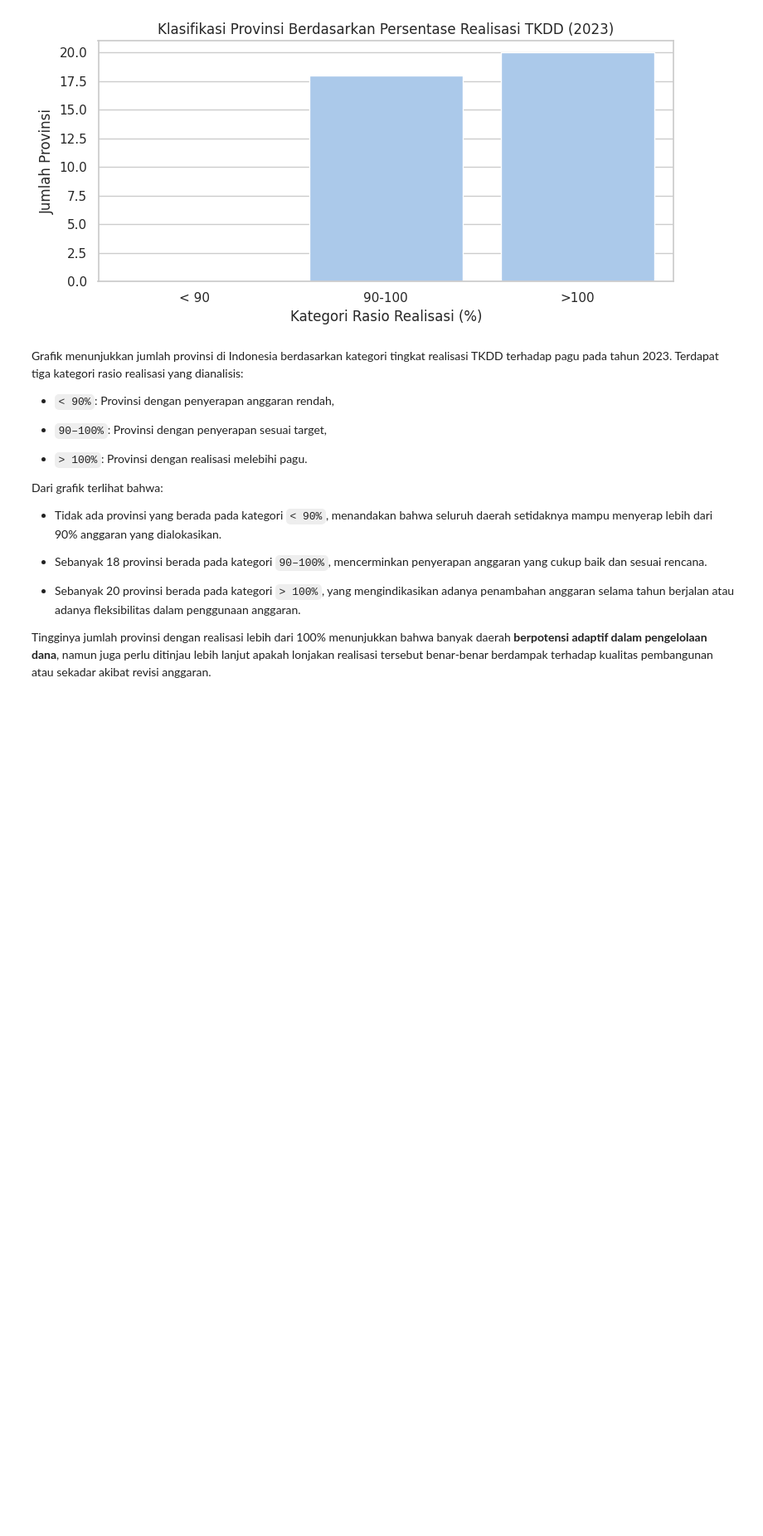
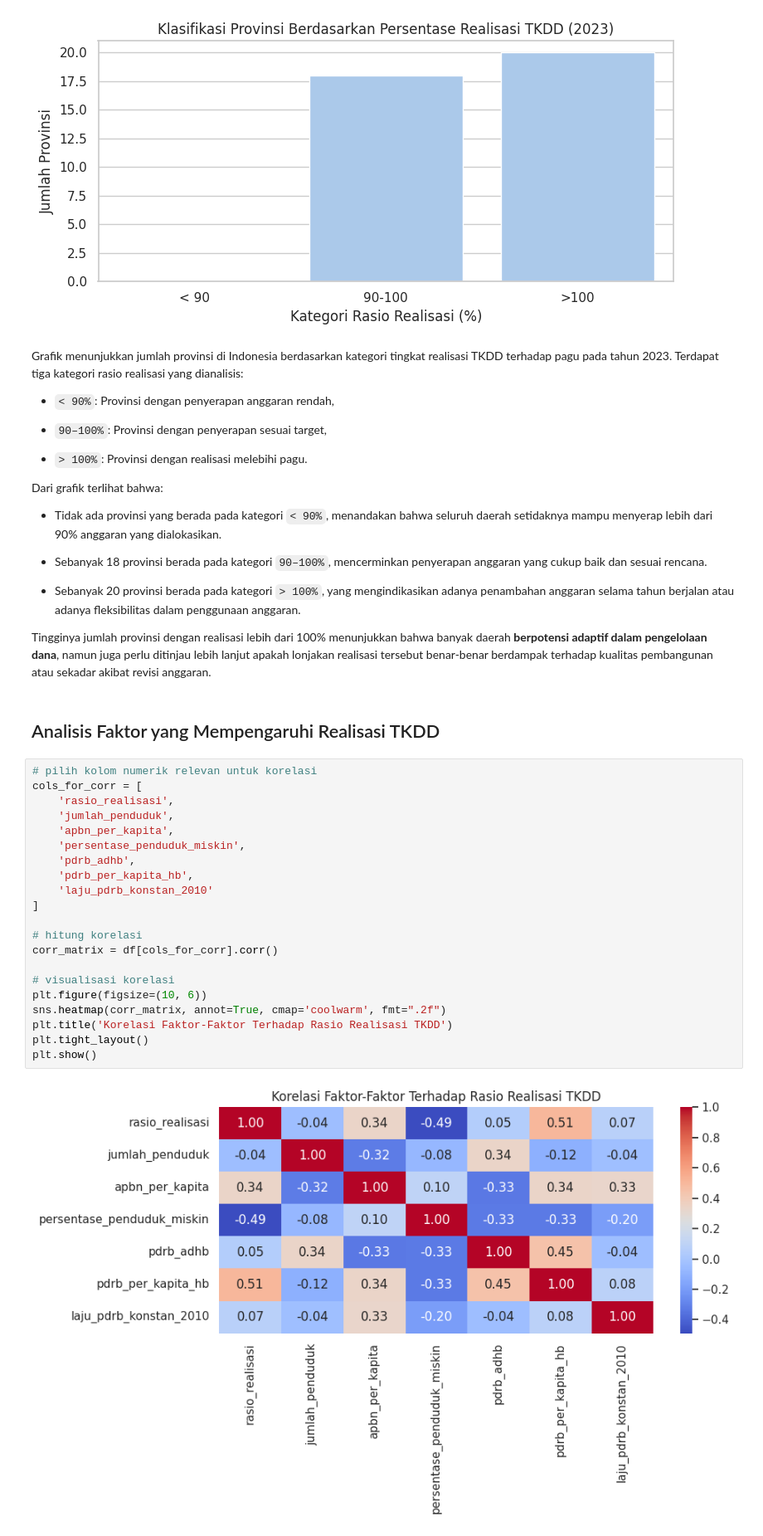
Before and after one commit to badzlan/techfest-elims, a Jupyter notebook: EDA_tipiel_IPB.ipynb, the cells around one changed output. Shown at 83% size. Drawn from its saved outputs; the diff is of its cells as text; blank space fills up the shorter version.

Commit message:
add "Analisis Faktor yang Mempengaruhi Realisasi TKDD"

```diff
--- a/EDA_tipiel_IPB.ipynb
+++ b/EDA_tipiel_IPB.ipynb
@@ -451,3 +451,28 @@ Dari grafik terlihat bahwa:
 - Sebanyak 20 provinsi berada pada kategori `> 100%`, yang mengindikasikan adanya penambahan anggaran selama tahun berjalan atau adanya fleksibilitas dalam penggunaan anggaran.
 
 Tingginya jumlah provinsi dengan realisasi lebih dari 100% menunjukkan bahwa banyak daerah **berpotensi adaptif dalam pengelolaan dana**, namun juga perlu ditinjau lebih lanjut apakah lonjakan realisasi tersebut benar-benar berdampak terhadap kualitas pembangunan atau sekadar akibat revisi anggaran.
+# %% [markdown]
+## Analisis Faktor yang Mempengaruhi Realisasi TKDD
+# %%
+# pilih kolom numerik relevan untuk korelasi
+cols_for_corr = [
+    'rasio_realisasi',
+    'jumlah_penduduk',
+    'apbn_per_kapita',
+    'persentase_penduduk_miskin',
+    'pdrb_adhb',
+    'pdrb_per_kapita_hb',
+    'laju_pdrb_konstan_2010'
+]
+
+# hitung korelasi
+corr_matrix = df[cols_for_corr].corr()
+
+# visualisasi korelasi
+plt.figure(figsize=(10, 6))
+sns.heatmap(corr_matrix, annot=True, cmap='coolwarm', fmt=".2f")
+plt.title('Korelasi Faktor-Faktor Terhadap Rasio Realisasi TKDD')
+plt.tight_layout()
+plt.show()
+# %% [output]
+[figure, added]
```
Also changed, not shown: parts of 1 cell of this notebook.
